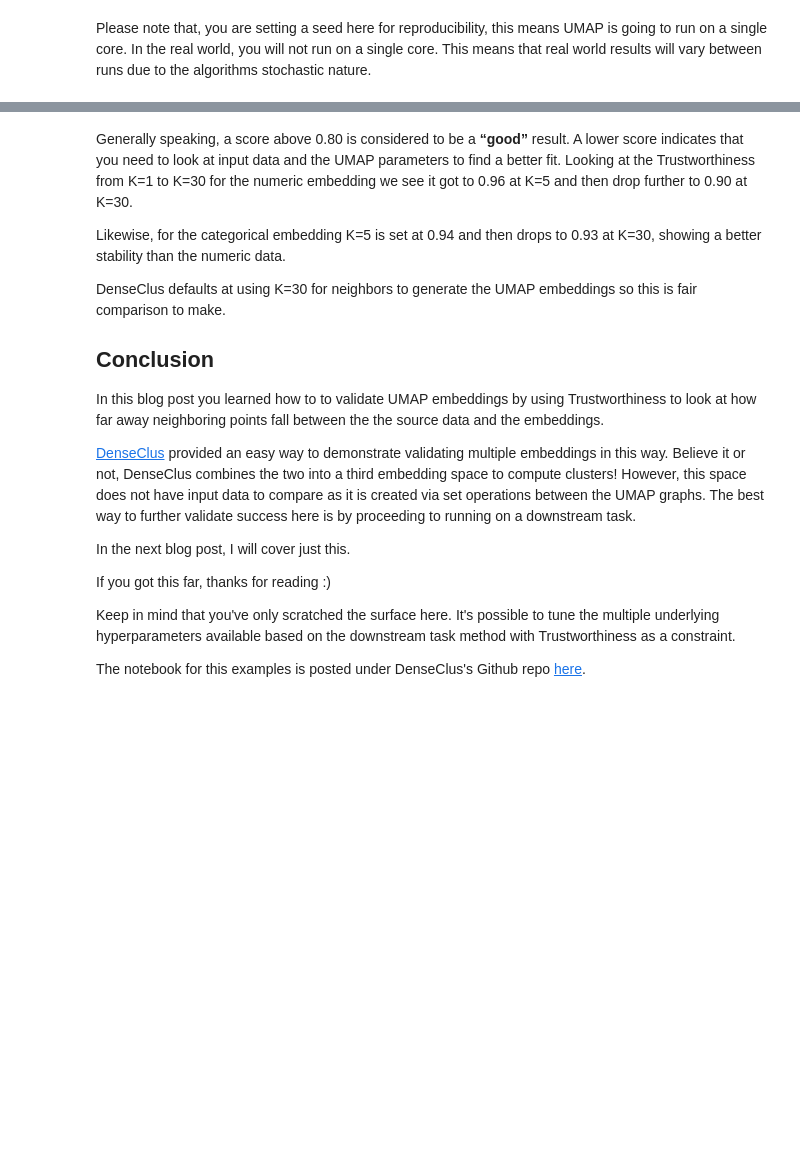
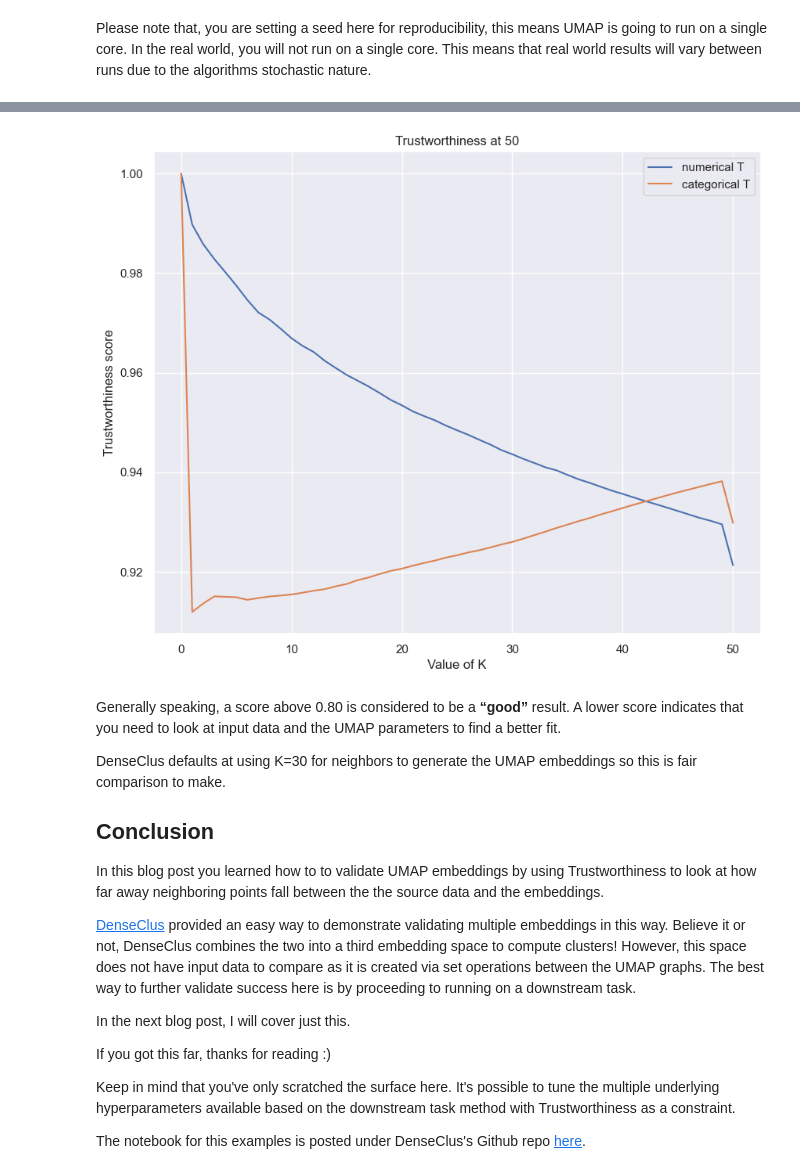
Before and after one commit to awslabs/amazon-denseclus, a Jupyter notebook: notebooks/03_ValidationForUMAP.ipynb, the cells around one changed output, grey strips where cells are left out. Drawn from its saved outputs; the diff is of its cells as text; code cells hidden in the pictures; blank space fills up the shorter version.

```diff
--- a/notebooks/03_ValidationForUMAP.ipynb
+++ b/notebooks/03_ValidationForUMAP.ipynb
@@ -61,11 +67,12 @@ In essence, the below code fits two UMAP layers one for the numeric data and one
 # %%
 logging.captureWarnings(True)
 
+hdbscan_params = {"cluster_selection_method": "leaf"}
 
 clf = DenseClus(
     random_state=SEED,
-    cluster_selection_method="leaf",
-    umap_combine_method="intersection_union_mapper",
+    hdbscan_params =hdbscan_params ,
+    umap_combine_method="intersection_union_mapper"
 )
 
 clf.fit(df)
@@ -99,35 +118,34 @@ For this example you will set K=30, looking at 30 neighboring points for compari
 
 *Note: you are using the default euclidean distance calculation here but keep in mind that this is supported for alternative pari-wise or squared distances. Ultimately, this is a problem specific choice.*
 # %%
-K = 30
+K = 50
 
 # supress numba deprecation warnings from UMAP
 filterwarnings("ignore")
 
 numerical_trustworthiness = validation.trustworthiness_vector(
     source=clf.numerical_umap_._raw_data, embedding=clf.numerical_umap_.embedding_, max_k=K
 )
 
 categorical_trustworthiness = validation.trustworthiness_vector(
     source=clf.categorical_umap_._raw_data, embedding=clf.categorical_umap_.embedding_, max_k=K
 )
 
 filterwarnings("default")
 
 
 _ = plt.plot(numerical_trustworthiness)
 _ = plt.plot(categorical_trustworthiness)
 _ = plt.ylabel("Trustworthiness score")
 _ = plt.xlabel("Value of K")
 _ = plt.title(f"Trustworthiness at {K}")
 # _=plt.ylim(0,1)
 _ = plt.legend(["numerical T", "categorical T"], loc="upper right")
+# %% [output]
+[figure, added]
 # %% [markdown]
 Generally speaking, a score above 0.80 is considered to be a **“good”** result.
 A lower score indicates that you need to look at input data and the UMAP parameters to find a better fit.
-Looking at the Trustworthiness from K=1 to K=30 for the numeric embedding we see it got to 0.96 at K=5 and then drop further to 0.90 at K=30.
-
-Likewise, for the categorical embedding K=5 is set at 0.94 and then drops to 0.93 at K=30, showing a better stability than the numeric data.
 
 DenseClus defaults at using K=30 for neighbors to generate the UMAP embeddings so this is fair comparison to make.
 
```
Also changed, not shown: parts of 5 cells of this notebook, 7 other files.
